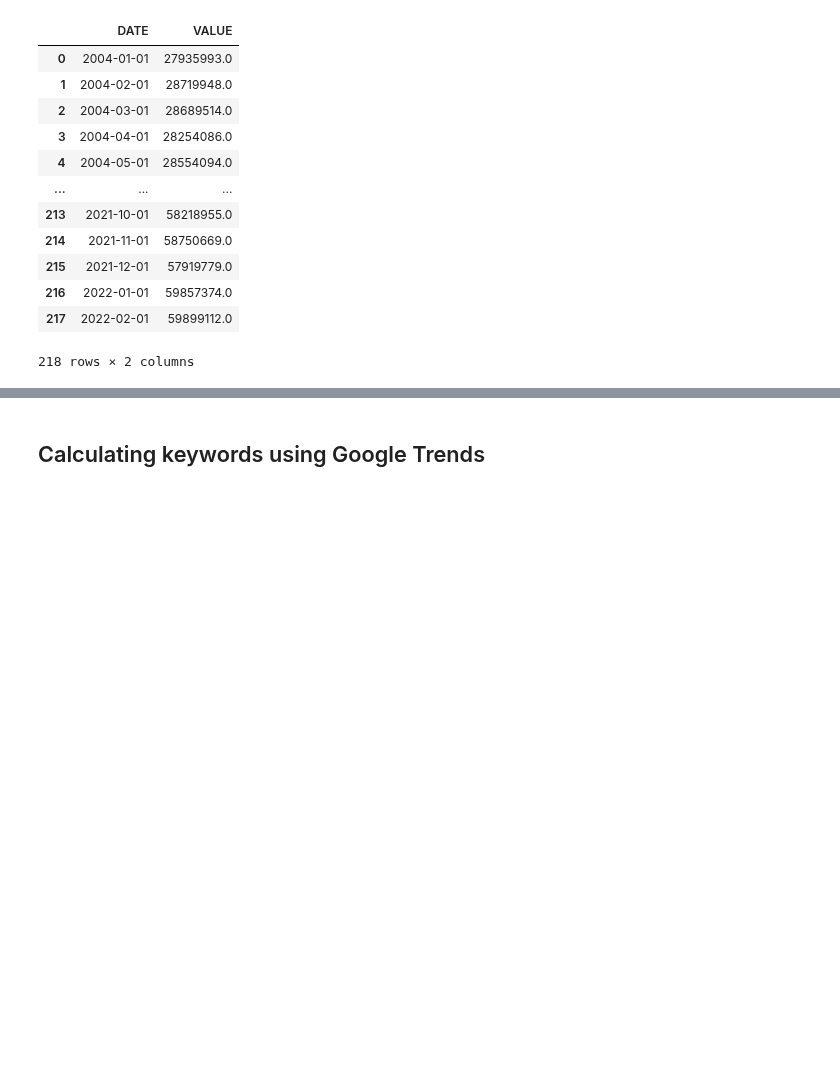
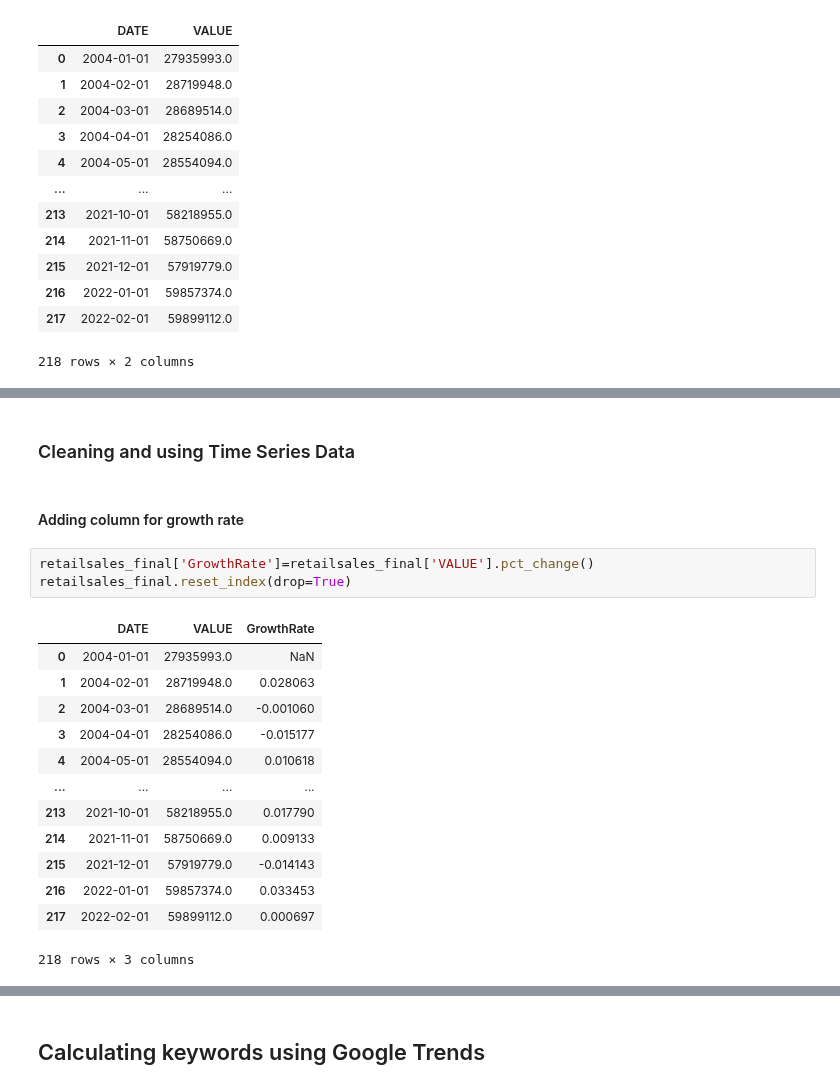
Before and after one commit to ubco-mds-2021-labs/capstone-project-googletrends_capstone, a Jupyter notebook: src/notebooks/retailsales_notebook.ipynb, the cells around one changed output, grey strips where cells are left out. Drawn from its saved outputs; the diff is of its cells as text; blank space fills up the shorter version.

```diff
--- a/src/notebooks/retailsales_notebook.ipynb
+++ b/src/notebooks/retailsales_notebook.ipynb
@@ -56,0 +69,21 @@ plt.show()
+# %% [markdown]
+### Cleaning and using Time Series Data
+# %% [markdown]
+#### Adding column for growth rate
+# %%
+retailsales_final['GrowthRate']=retailsales_final['VALUE'].pct_change()
+retailsales_final.reset_index(drop=True)
+# %% [output]
+|  | DATE | VALUE | GrowthRate |
+| 0 | 2004-01-01 | 27935993.0 | NaN |
+| 1 | 2004-02-01 | 28719948.0 | 0.028063 |
+| 2 | 2004-03-01 | 28689514.0 | -0.001060 |
+| 3 | 2004-04-01 | 28254086.0 | -0.015177 |
+| 4 | 2004-05-01 | 28554094.0 | 0.010618 |
+| ... | ... | ... | ... |
+| 213 | 2021-10-01 | 58218955.0 | 0.017790 |
+| 214 | 2021-11-01 | 58750669.0 | 0.009133 |
+| 215 | 2021-12-01 | 57919779.0 | -0.014143 |
+| 216 | 2022-01-01 | 59857374.0 | 0.033453 |
+| 217 | 2022-02-01 | 59899112.0 | 0.000697 |
+218 rows × 3 columns
```
Also changed, not shown: parts of 7 cells of this notebook.
